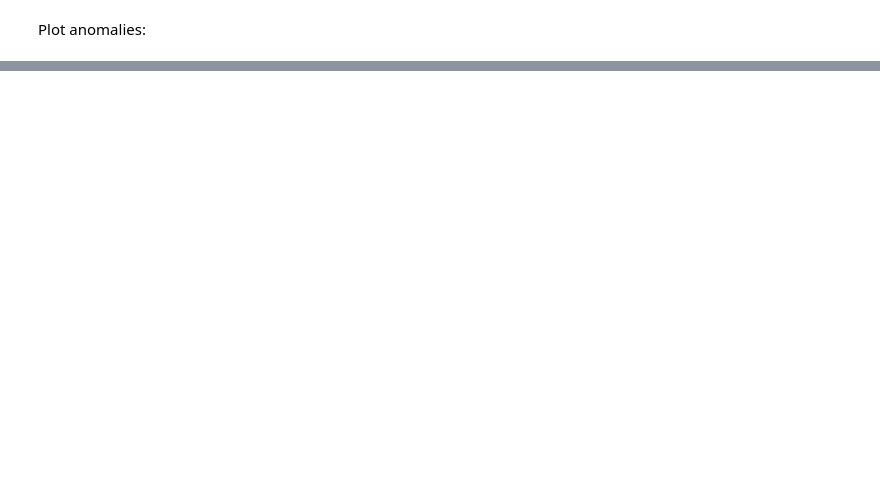
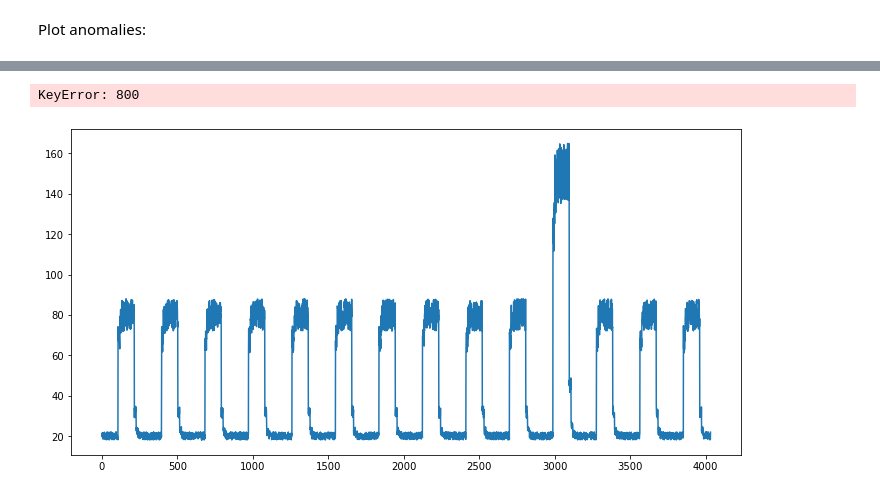
Before and after one commit to Ruairi8/machineLearn-Stat2022, a Jupyter notebook: Project_Notebook.ipynb, the cells around one changed output, grey strips where cells are left out. Drawn from its saved outputs; the diff is of its cells as text; code cells hidden in the pictures; blank space fills up the shorter version.

```diff
--- a/Project_Notebook.ipynb
+++ b/Project_Notebook.ipynb
@@ -366,0 +454,16 @@ plt.show()
+# %%
+window_no = 800
+fig, ax = plt.subplots(figsize=(12, 6))
+y = df_daily_jumpsup['value'].values
+
+ax.plot(np.arange(y.shape[0]), y, label='signal')
+
+# The plot window is superimposed over the original plot:
+w = df_daily_jumpsup[window_no].flatten()
+
+ax.plot(np.arange(w.shape[0]) + window_no, w, label='window')
+
+ax.legend();
+# %% [output]
+KeyError: 800
+[figure, added]
```
Also changed, not shown: parts of 30 cells of this notebook, 5 other files.
